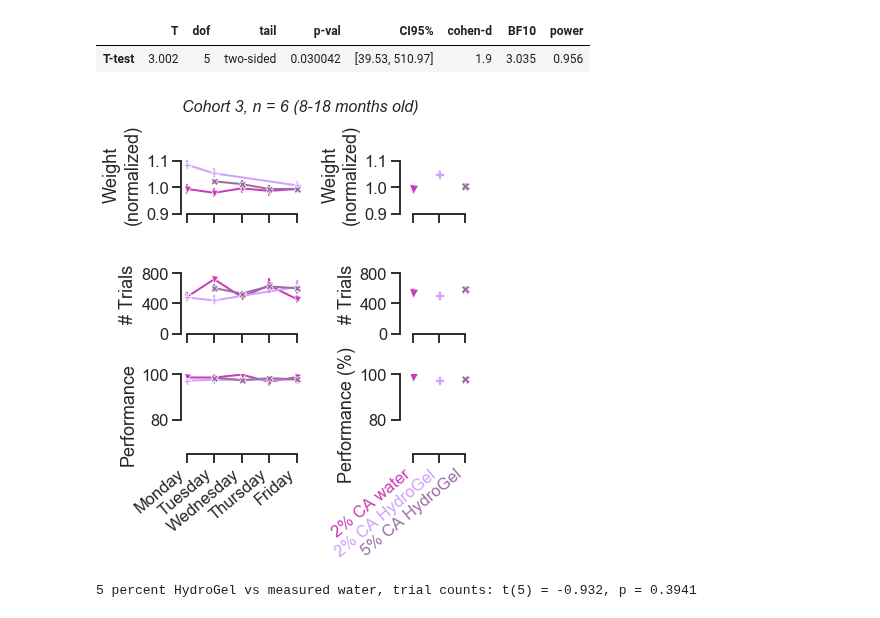
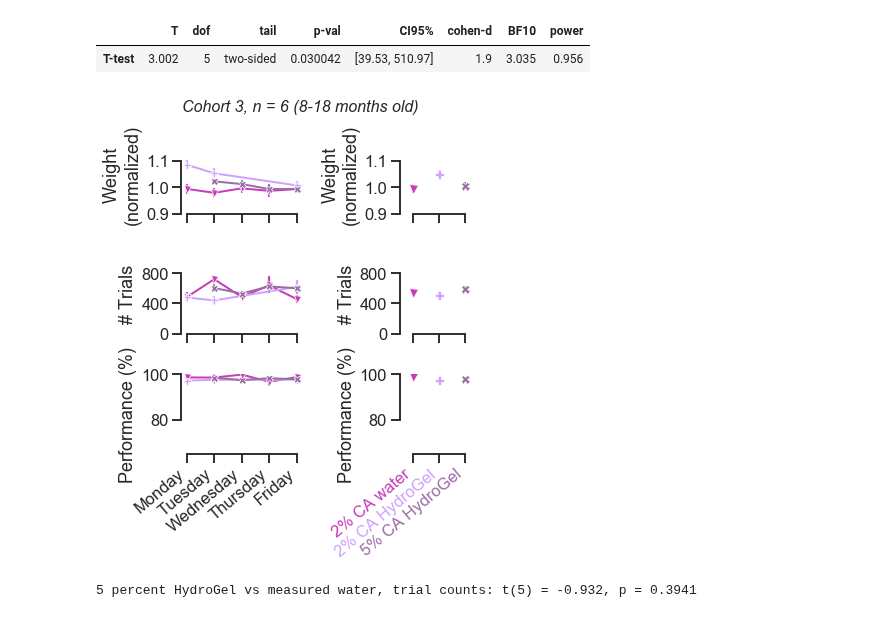
Before and after one commit to int-brain-lab/citricAcid, a Jupyter notebook: taskperformance_cshl.ipynb, the cells around one changed output. Cells and saved outputs as stored; diff of their text form; code cells hidden in the pictures.

```diff
--- a/taskperformance_cshl.ipynb
+++ b/taskperformance_cshl.ipynb
@@ -325,7 +325,7 @@ sns.lineplot(x="weekday", y="performance_easy", err_style='bars', ci=68, hue="co
              linewidth=2, data=df3.groupby(['subject_nickname', 'weekday', 'condition'])['performance_easy'].mean().reset_index(),
              ax=ax[2,0], legend=False, hue_order=condition_order, palette=palette,
             style="condition", markers=marker_mapping, dashes=False, markersize=7)
-ax[2,0].set(ylabel="Performance", xticks=[0,1,2,3,4],
+ax[2,0].set(ylabel="Performance (%)", xticks=[0,1,2,3,4],
           xticklabels=['Monday', 'Tuesday', 'Wednesday', 'Thursday', 'Friday'], xlabel="", ylim=ylims_performance)
 ax[2,0].set_xticks(range(5))
 
@@ -352,34 +352,34 @@ sns.lineplot(x="condition", y="n_trials", err_style='bars', style='condition', m
 #sns.boxplot(x="condition", y="n_trials", order=condition_order, data=df, fliersize=0, ax=ax[1,2], boxprops={'facecolor':'None'}, width=.3)
 ax[1,1].set(ylabel="# Trials", xlabel="", ylim=ylims_ntrials, yticks=[0,400,800])
 ax[1,1].get_legend().remove()
 ax[1,1].tick_params(labelbottom=False)
 ax[1,1].set_xticks(range(3))
 ax[1,1].set_xlim([-0.5, 3.2])
 
 sns.lineplot(x="condition", y="performance_easy", err_style='bars', style='condition', markers=marker_mapping,
              ci=68, linewidth=2, hue_order=condition_order, palette=palette, hue="condition",
              data=df3.groupby(['subject_nickname', 'condition'])['performance_easy'].mean().reset_index(),
              ax=ax[2,1])
 #sns.lineplot(x="condition", y="performance_easy", order=condition_order, data=df, fliersize=0, ax=ax[2,2], boxprops={'facecolor':'None'}, width=.3)
 ax[2,1].set(ylabel="Performance (%)", xlabel="", ylim=ylims_performance)
 ax[2,1].get_legend().remove()
 ax[2,1].set_xticklabels(condition_names)
 ax[2,1].set_xticks(range(3))
 ax[2,1].set_xlim([-0.5, 3.2])
 
 for ticklabel, tickcolor in zip(ax[2,1].get_xticklabels(), palette):
     ticklabel.set_color(tickcolor)
     ticklabel.set_rotation(40)
     ticklabel.set(ha='right')
 
 # SAVE
 f.suptitle('Cohort 3, n = 6 (8-18 months old)', fontsize=16, fontstyle='italic')
 sns.despine(trim=True)
 f.tight_layout(rect=[0, 0.03, 1, 0.95])
 f.savefig(os.path.join(figpath, "citricacid_study3c.pdf"))
 f.savefig(os.path.join(figpath, "citricacid_study3c.png"), dpi=600)
 # %% [output]
-[figure, old version]
+[figure, new version]
 # %%
 #### simple t-test for trial counts between 1ml/day and 5% hydrogel
 statdat = df3.groupby(['subject_nickname', 'condition'])['n_trials'].mean().reset_index()
```
Also changed, not shown: parts of 1 cell of this notebook, 27 other files.
